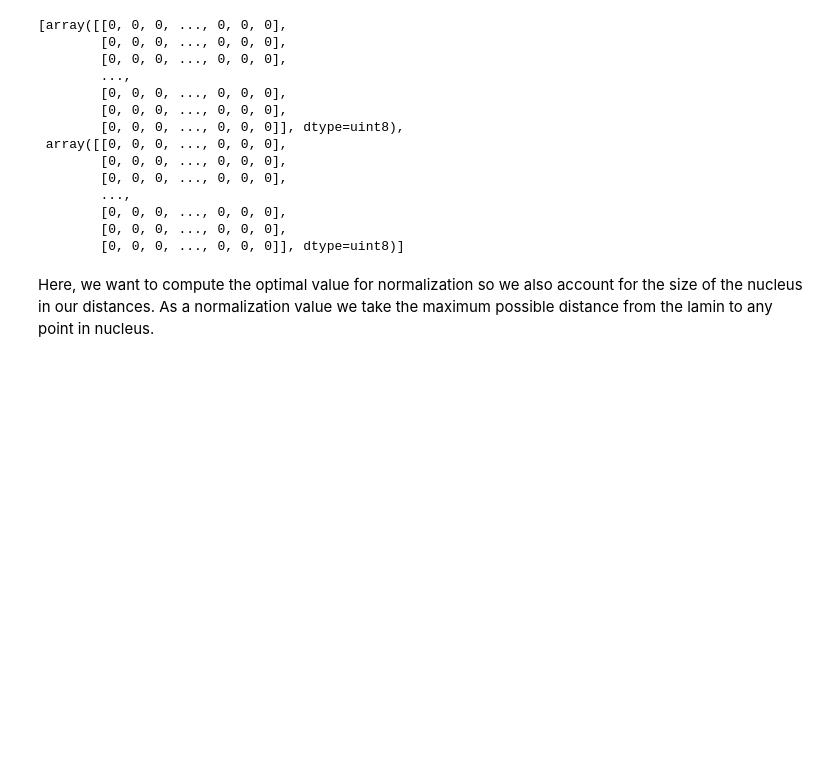
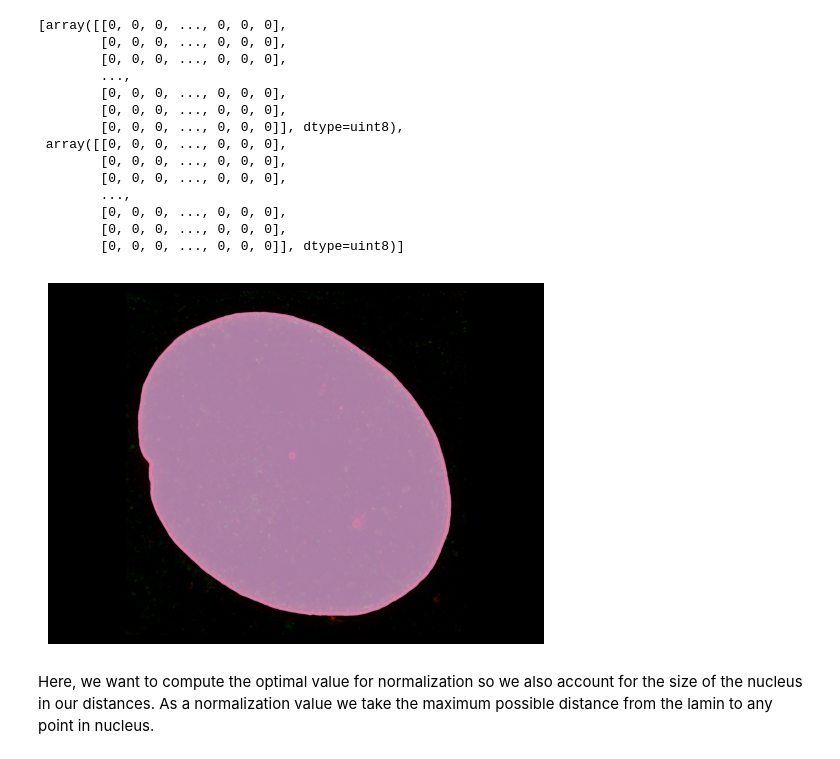
Before and after one commit to programerkotik/viral_particles_distribution_in_nucleus, a Jupyter notebook: Distance Analysis.ipynb, the cells around one changed output. Saved outputs shown, nothing was run; the diff lists cells and outputs as text; code cells hidden in the pictures; blank space fills up the shorter version.

```diff
--- a/Distance Analysis.ipynb
+++ b/Distance Analysis.ipynb
@@ -69,7 +52,13 @@ threshold(imgs, chs, viewer, kernel_size=kernel_size)
 # %%
 # manually edit nucleus and save it as variable
 nucleus = viewer.layers['nucleus'].data
 membrane = generate_membrane(nucleus, viewer)
+screenshot = viewer.screenshot()
+plt.imshow(screenshot)
+plt.axis('off')
+plt.show()
+# %% [output]
+[figure, added]
 # %%
 # manually edit nucleus and save it as variable
 skeleton = viewer.layers['Lamin skeleton'].data.astype(bool)
```
Also changed, not shown: parts of 22 cells of this notebook, 1 other file.
